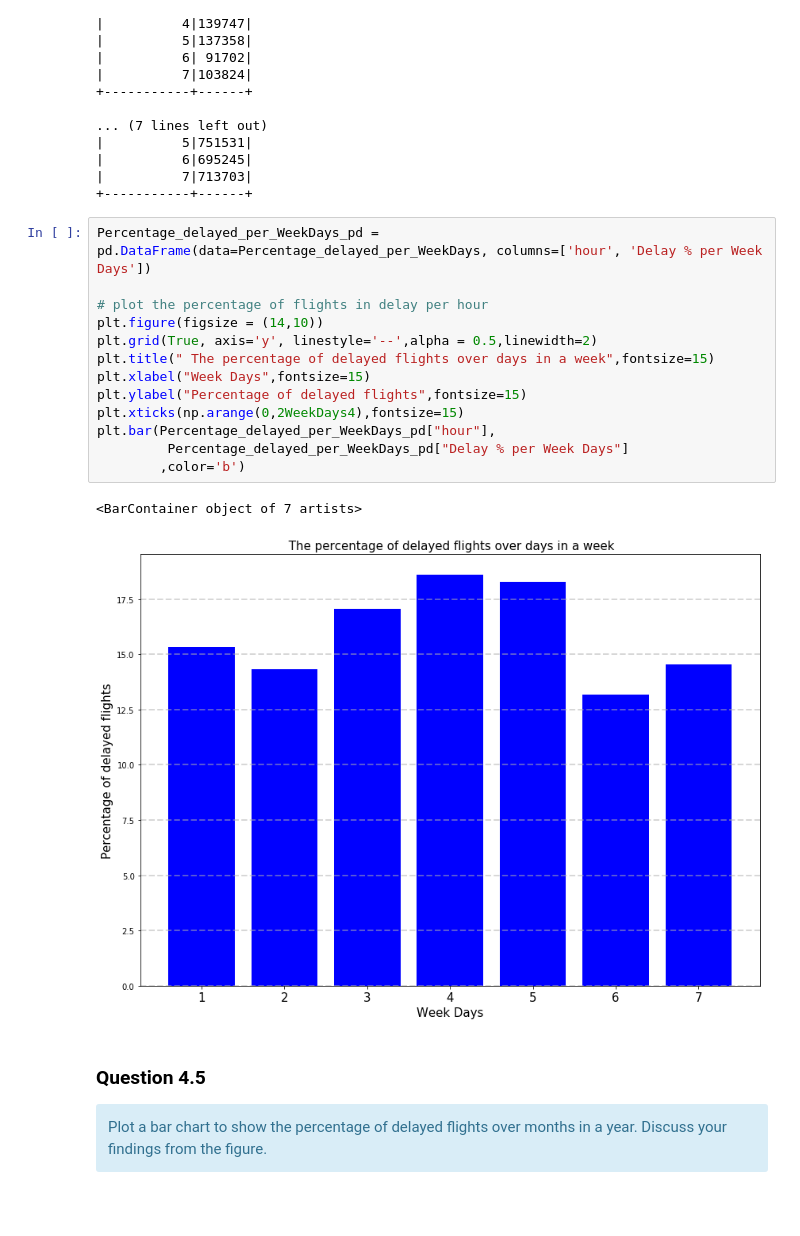
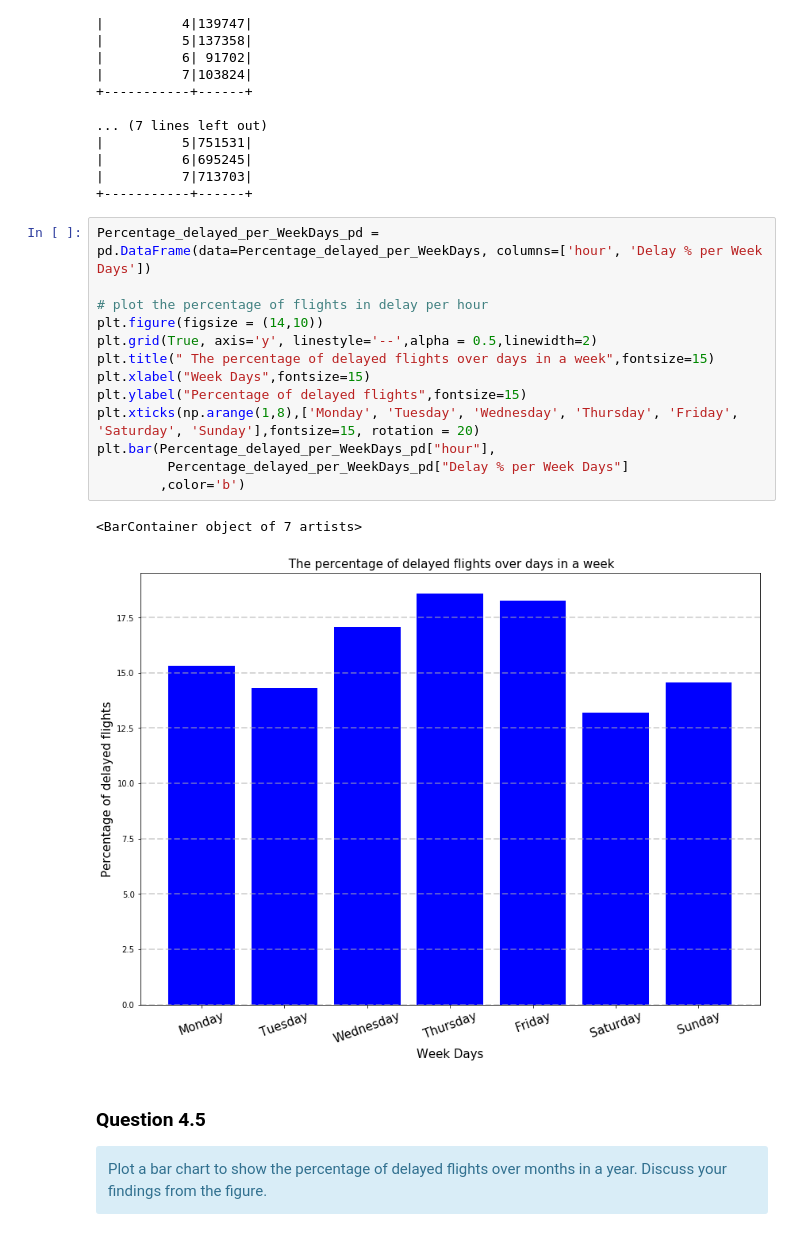
Before and after one commit to kandakji/SparkSQL-Analysis-Aviation-Data, a Jupyter notebook: SPARSQL.ipynb, the cells around one changed output. Cells and saved outputs as stored; diff of their text form; blank space fills up the shorter version.

Commit message:
4.5 rectangle plot and 5.1

```diff
--- a/SPARSQL.ipynb
+++ b/SPARSQL.ipynb
@@ -1160,19 +1104,19 @@ Percentage_delayed_per_WeekDays = (
 # %%
 Percentage_delayed_per_WeekDays_pd = pd.DataFrame(data=Percentage_delayed_per_WeekDays, columns=['hour', 'Delay % per Week Days'])
 
 # plot the percentage of flights in delay per hour
 plt.figure(figsize = (14,10))
 plt.grid(True, axis='y', linestyle='--',alpha = 0.5,linewidth=2)
 plt.title(" The percentage of delayed flights over days in a week",fontsize=15)
 plt.xlabel("Week Days",fontsize=15)
 plt.ylabel("Percentage of delayed flights",fontsize=15)
-plt.xticks(np.arange(0,2WeekDays4),fontsize=15)
+plt.xticks(np.arange(1,8),['Monday', 'Tuesday', 'Wednesday', 'Thursday', 'Friday', 'Saturday', 'Sunday'],fontsize=15, rotation = 20)
 plt.bar(Percentage_delayed_per_WeekDays_pd["hour"],
          Percentage_delayed_per_WeekDays_pd["Delay % per Week Days"]
         ,color='b')
 # %% [output]
 <BarContainer object of 7 artists>
-[figure, old version]
+[figure, new version]
 # %% [markdown]
 ### Question 4.5
 <div class="alert alert-info">
```
Also changed, not shown: parts of 17 cells of this notebook.
